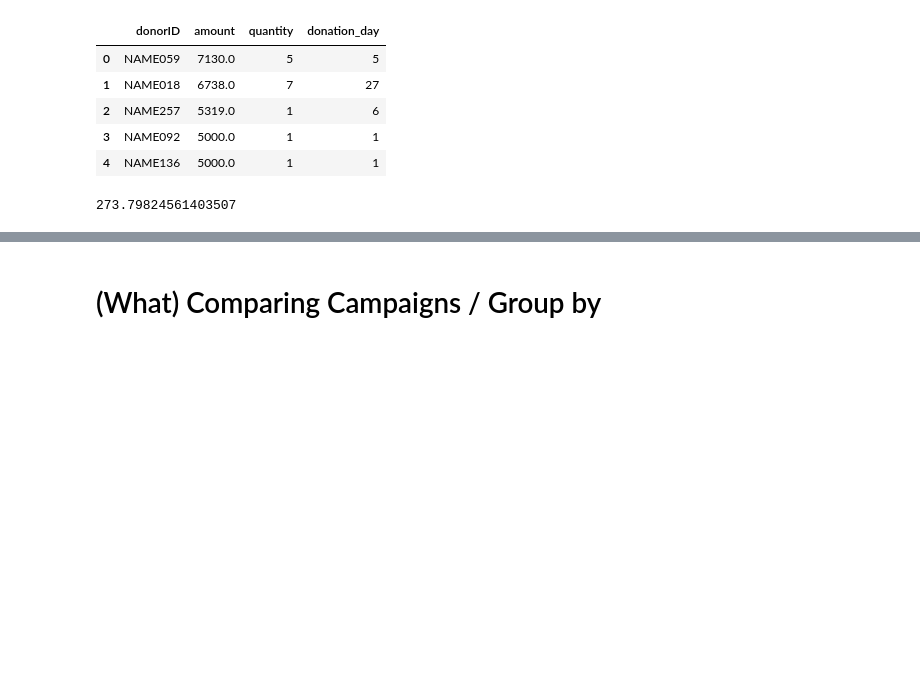
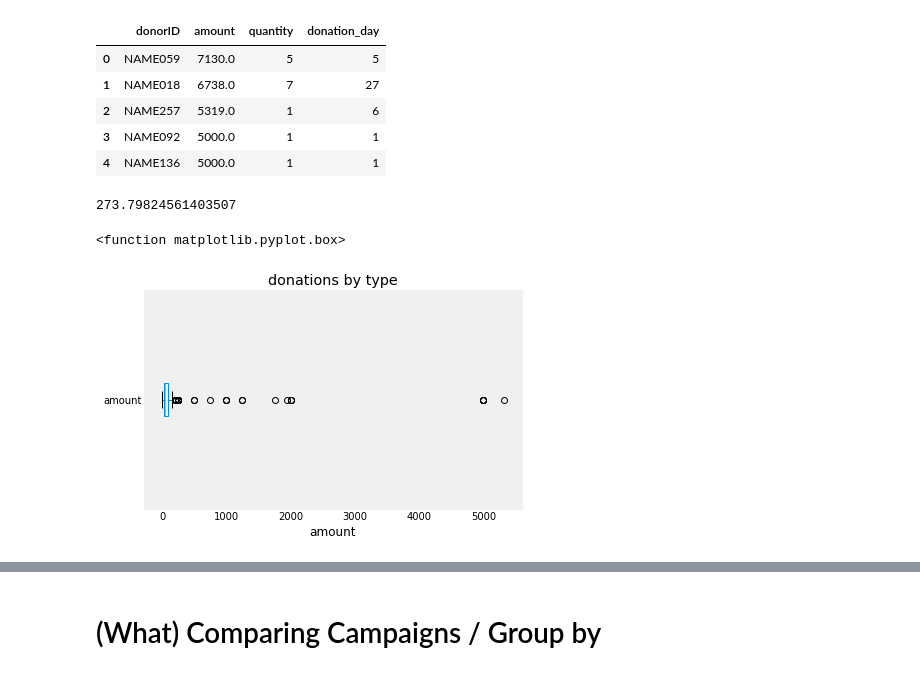
Before and after one commit to wcrowley342/Donordata, a Jupyter notebook: Donation_Data_Analysis.ipynb, the cells around one changed output, grey strips where cells are left out. Cells and saved outputs as stored; diff of their text form; code cells hidden in the pictures; blank space fills up the shorter version.

```diff
--- a/Donation_Data_Analysis.ipynb
+++ b/Donation_Data_Analysis.ipynb
@@ -367,3 +367,12 @@ avg_total_donations_value = avg_total_donations["amount"].mean()
 avg_total_donations_value
 # %% [output]
 273.79824561403507
+# %%
+donations.boxplot(column='amount', vert=False, grid=False, showbox=True)
+plt.suptitle('')
+plt.title('donations by type')
+plt.xlabel('amount')
+plt.box
+# %% [output]
+<function matplotlib.pyplot.box>
+[figure, added]
```
Also changed, not shown: parts of 1 cell of this notebook.
